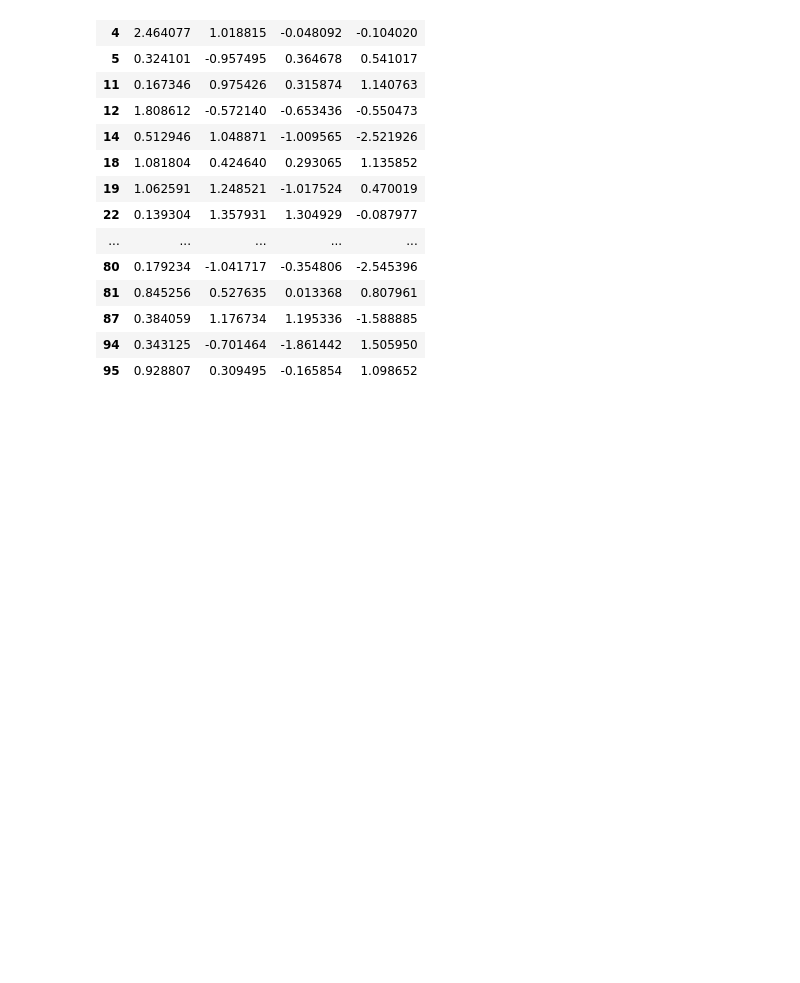
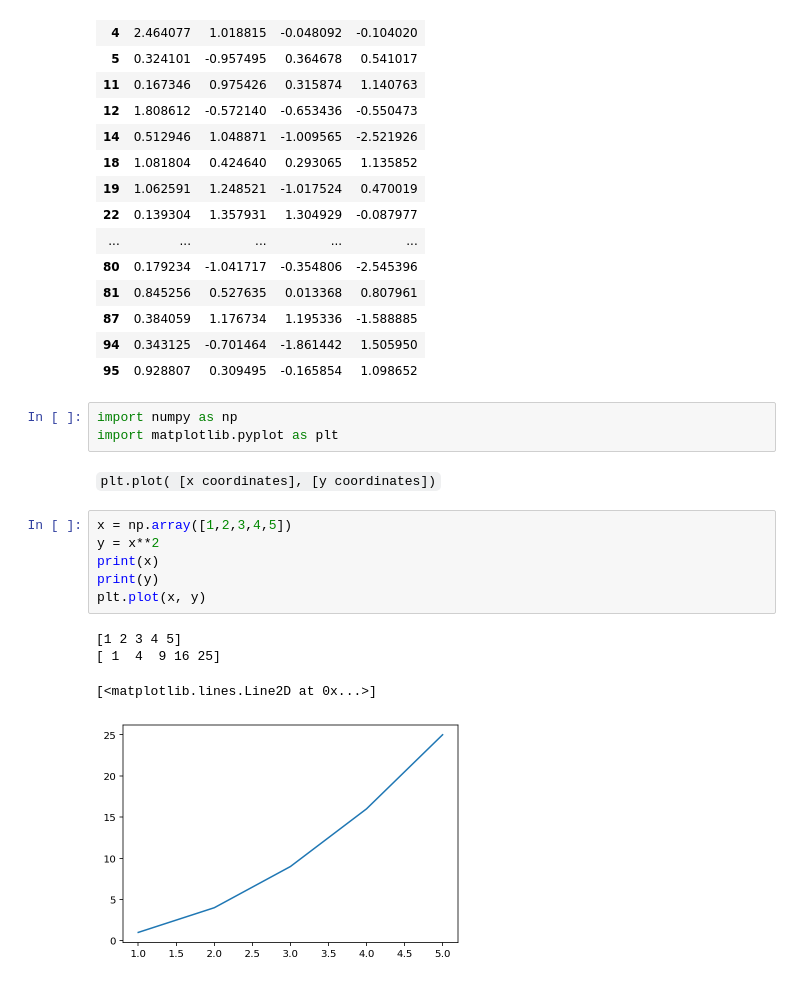
Before and after one commit to jephianlin/math599env, a Jupyter notebook: 1030.ipynb, the cells around one changed output. Drawn from its saved outputs; the diff is of its cells as text; blank space fills up the shorter version.

```diff
--- a/1030.ipynb
+++ b/1030.ipynb
@@ -702,3 +702,19 @@ df[ df.A > 0 ]
 | 87 | 0.384059 | 1.176734 | 1.195336 | -1.588885 |
 | 94 | 0.343125 | -0.701464 | -1.861442 | 1.505950 |
 | 95 | 0.928807 | 0.309495 | -0.165854 | 1.098652 |
+# %%
+import numpy as np
+import matplotlib.pyplot as plt
+# %% [markdown]
+`plt.plot( [x coordinates], [y coordinates])`
+# %%
+x = np.array([1,2,3,4,5])
+y = x**2
+print(x)
+print(y)
+plt.plot(x, y)
+# %% [output]
+[1 2 3 4 5]
+[ 1  4  9 16 25]
+[<matplotlib.lines.Line2D at 0x...>]
+[figure, added]
```
Also changed, not shown: parts of 6 cells of this notebook.
